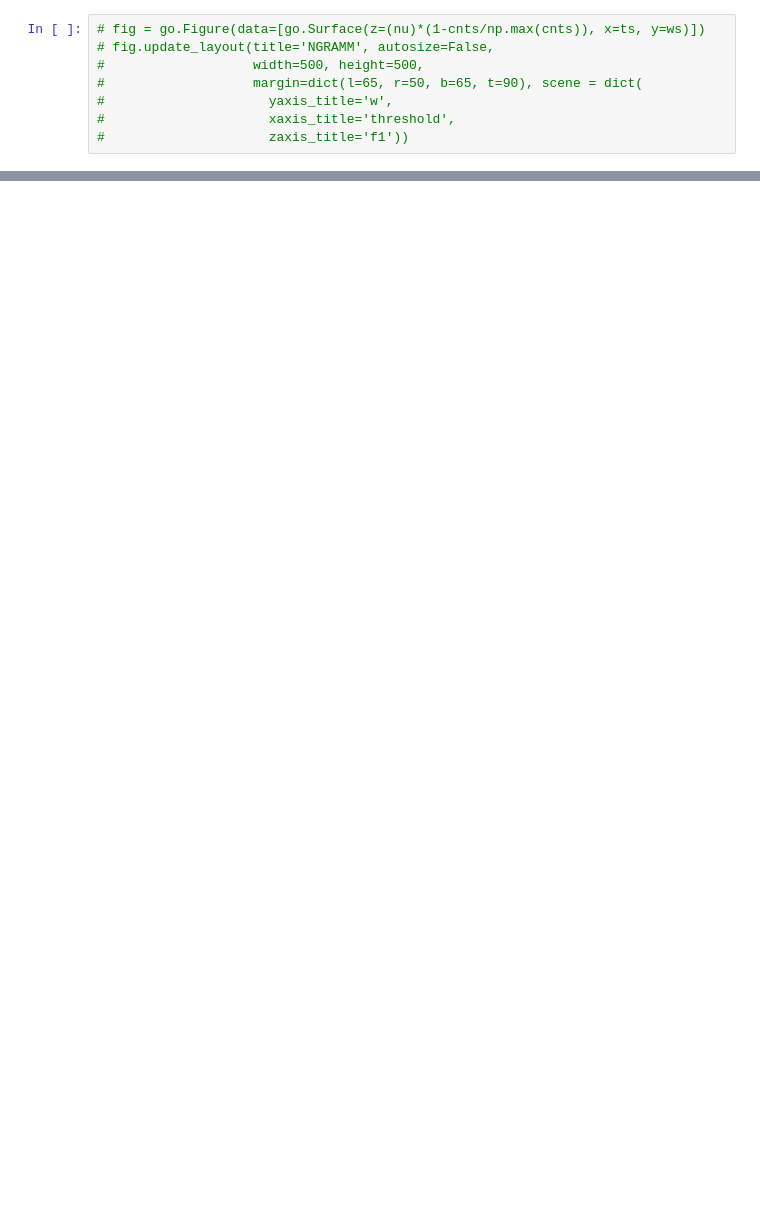
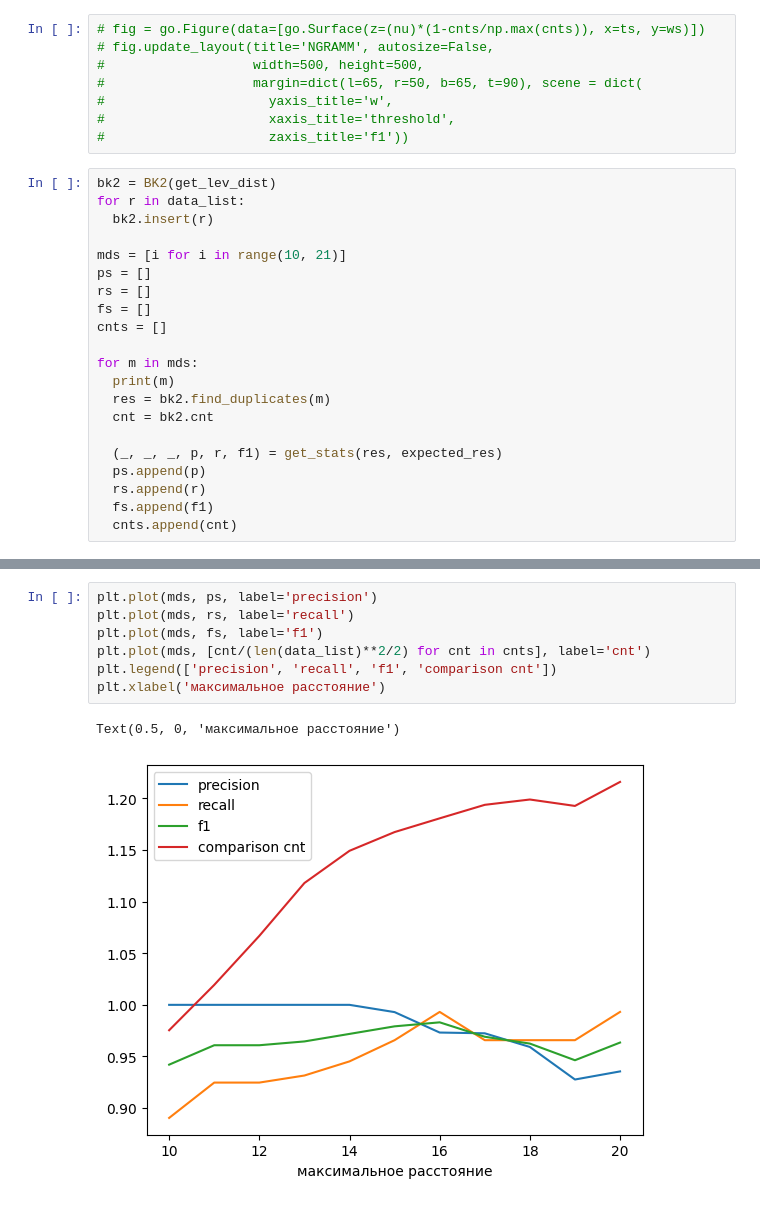
Before and after one commit to AlexisOMG/fuzzy-search, a Jupyter notebook: main.ipynb, the cells around one changed output, grey strips where cells are left out. Saved outputs shown, nothing was run; the diff lists cells and outputs as text; blank space fills up the shorter version.

```diff
--- a/main.ipynb
+++ b/main.ipynb
@@ -564,3 +561,24 @@ fig.update_layout(title='NGRAMM', autosize=False,
 #                     yaxis_title='w',
 #                     xaxis_title='threshold',
 #                     zaxis_title='f1'))
+# %%
+bk2 = BK2(get_lev_dist)
+for r in data_list:
+  bk2.insert(r)
+
+mds = [i for i in range(10, 21)]
+ps = []
+rs = []
+fs = []
+cnts = []
+
+for m in mds:
+  print(m)
+  res = bk2.find_duplicates(m)
+  cnt = bk2.cnt
+
+  (_, _, _, p, r, f1) = get_stats(res, expected_res)
+  ps.append(p)
+  rs.append(r)
+  fs.append(f1)
+  cnts.append(cnt)
@@ -566,0 +597,10 @@ fig.update_layout(title='NGRAMM', autosize=False,
+# %%
+plt.plot(mds, ps, label='precision')
+plt.plot(mds, rs, label='recall')
+plt.plot(mds, fs, label='f1')
+plt.plot(mds, [cnt/(len(data_list)**2/2) for cnt in cnts], label='cnt')
+plt.legend(['precision', 'recall', 'f1', 'comparison cnt'])
+plt.xlabel('максимальное расстояние')
+# %% [output]
+Text(0.5, 0, 'максимальное расстояние')
+[figure, added]
```
Also changed, not shown: parts of 24 cells of this notebook, 3 other files.
